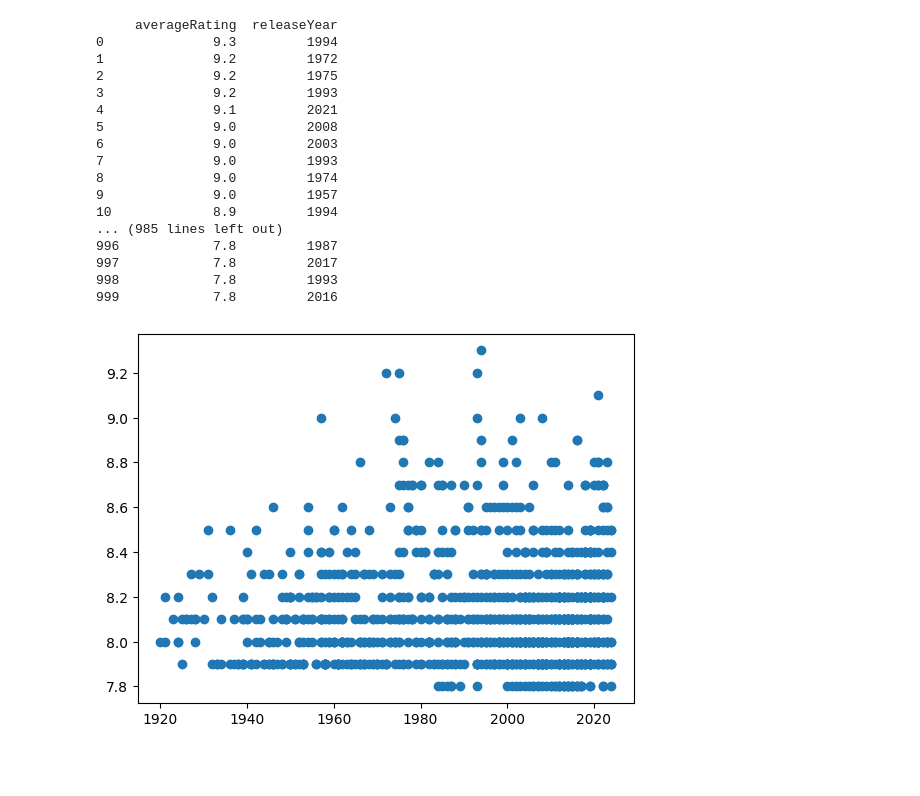
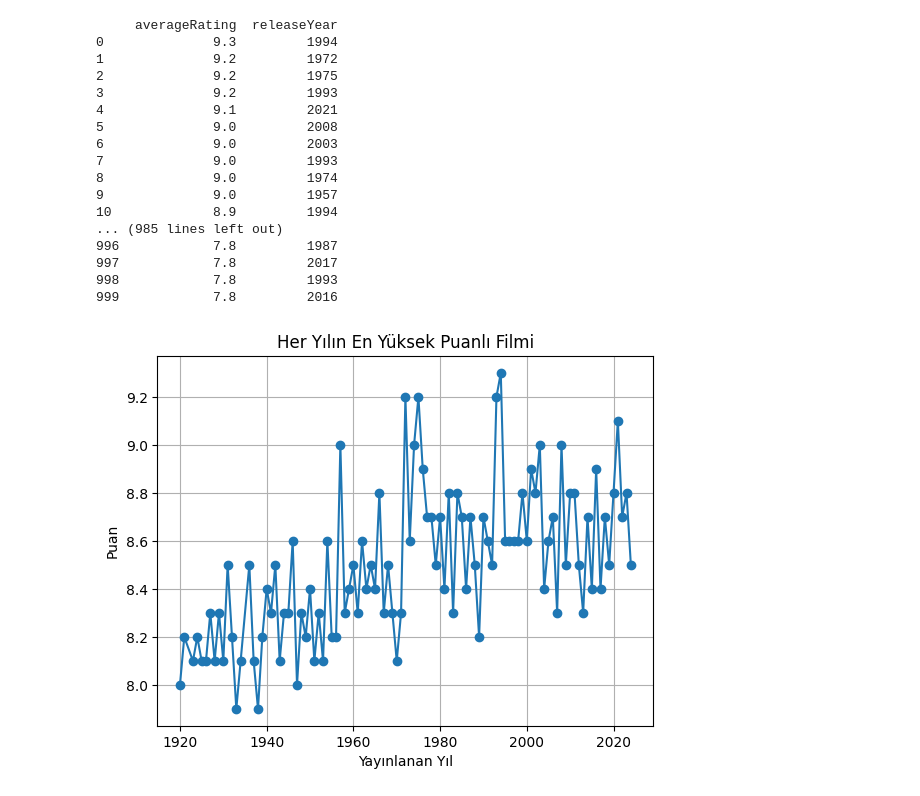
Before and after one commit to minayil/DataAnlys, a Jupyter notebook: imdbDataset.ipynb, the cells around one changed output. Saved outputs shown, nothing was run; the diff lists cells and outputs as text; code cells hidden in the pictures; blank space fills up the shorter version.

```diff
--- a/imdbDataset.ipynb
+++ b/imdbDataset.ipynb
@@ -77,11 +77,16 @@ print(yenidf.to_string())
 997            7.8         2017
 998            7.8         1993
 999            7.8         2016
-# %%
-import matplotlib.pyplot as plt
-yayinlanma_yili = df["releaseYear"]
-puan = df["averageRating"]
-plt.scatter(yayinlanma_yili, puan)
-plt.show()
-# %% [output]
-[figure, removed]
+# %%
+import matplotlib.pyplot as plt
+bestMovies = df.loc[df.groupby('releaseYear')['averageRating'].idxmax()]
+yayinlanma_yili = bestMovies['releaseYear']
+puan = bestMovies['averageRating']
+plt.plot(yayinlanma_yili, puan, marker='o', linestyle='-')
+plt.xlabel('Yayınlanan Yıl')
+plt.ylabel('Puan')
+plt.title('Her Yılın En Yüksek Puanlı Filmi')
+plt.grid(True)
+plt.show()
+# %% [output]
+[figure, added]
```
